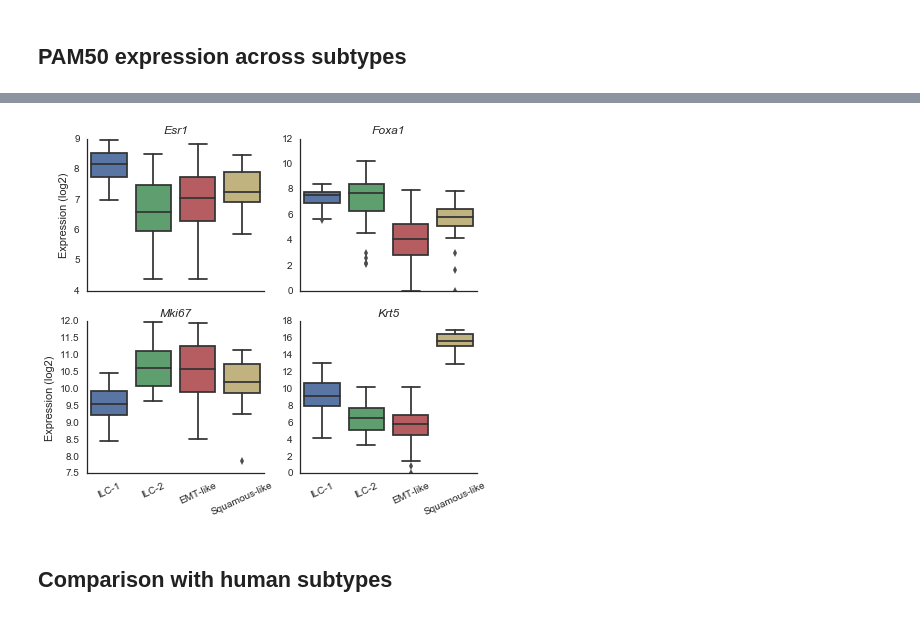
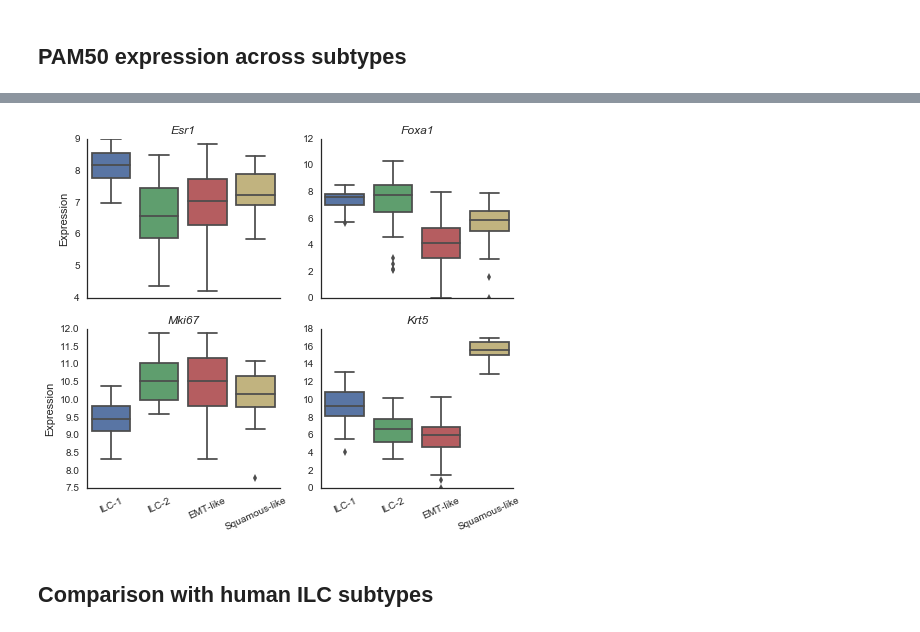
Before and after one commit to jrderuiter/ilc-sb-screen, a Jupyter notebook: notebooks/2. Expression analyses.ipynb, the cells around one changed output, grey strips where cells are left out. Saved outputs shown, nothing was run; the diff lists cells and outputs as text; code cells hidden in the pictures.

```diff
--- a/notebooks/2. Expression analyses.ipynb
+++ b/notebooks/2. Expression analyses.ipynb
@@ -418,23 +268,22 @@ Merged ILC subtypes
 # %%
-sb_expr_with_subtypes = pd.concat([sb_expr.T, nmf_subtypes['subtype']], axis=1)
+from nbsupport.expression.subtypes import plot_boxplots
+
+# Subset expression to SB samples.
+sb_expr = mouse_expr[sb_counts.columns]
 
 # Plot EMT gene expression.
-emt_genes = ['Vim', 'Zeb1', 'Snai1', 'Krt5']
+emt_genes = ['Vim', 'Zeb1', 'Snai1']
 
-fig, axes = plt.subplots(figsize=(8, 2.5), ncols=3)
-nb_subtypes.plot_gene_boxplots(
-    sb_expr_with_subtypes, genes=emt_genes,
-    cluster='subtype', axes=axes.flatten(),
-    order=subtype_order, palette=subtype_colors)
-axes[0].set_ylabel('Expression (log2)')
+fig, axes = plot_boxplots(
+    sb_expr, nmf_subtypes,
+    genes=emt_genes, figsize=(8, 3))
+axes[0, 0].set_ylabel('Expression (log2)');
 
 # Plot Squamous gene expression.
 squamous_genes = ['Jag1', 'Trp63', 'Sox2']
 
-fig, axes = plt.subplots(figsize=(8, 2.5), ncols=3)
-nb_subtypes.plot_gene_boxplots(
-    sb_expr_with_subtypes, genes=squamous_genes,
-    cluster='subtype', axes=axes.flatten(),
-    order=subtype_order, palette=subtype_colors)
-axes[0].set_ylabel('Expression (log2)');
+fig, axes = plot_boxplots(
+    sb_expr, nmf_subtypes,
+    genes=squamous_genes, figsize=(8, 3))
+axes[0, 0].set_ylabel('Expression (log2)');
 # %% [output]
@@ -558,18 +415,12 @@ with sns.plotting_context('paper', font_scale=0.7):
 # %%
 # Draw again as boxplot.
 selected_pam50_genes = ['Esr1', 'Foxa1', 'Mki67', 'Krt5']
 
-fig, axes = plt.subplots(figsize=(7, 6), sharex=True,
-                         ncols=2, nrows=2)
-
-nb_subtypes.plot_gene_boxplots(
-    mouse_expr_with_subtypes, genes=selected_pam50_genes,
-    cluster='subtype', axes=axes.flatten(),
-    order=subtype_order, palette=subtype_colors)
-
-for row in axes:
-    row[0].set_ylabel('Expression (log2)')
+fig, axes = plot_boxplots(
+    sb_expr, nmf_subtypes,
+    genes=selected_pam50_genes,
+    figsize=(7, 6), ncols=2)
 # %% [output]
-[figure, old version]
+[figure, new version]
 # %%
 with sns.plotting_context('paper', font_scale=0.7):
@@ -589,7 +437,7 @@ with sns.plotting_context('paper', font_scale=0.7):
 
     plt.close(fig)
 # %% [markdown]
-## Comparison with human subtypes
+## Comparison with human ILC subtypes
 # %%
 import genemap
 
```
Also changed, not shown: parts of 33 cells of this notebook, 26 other files.
